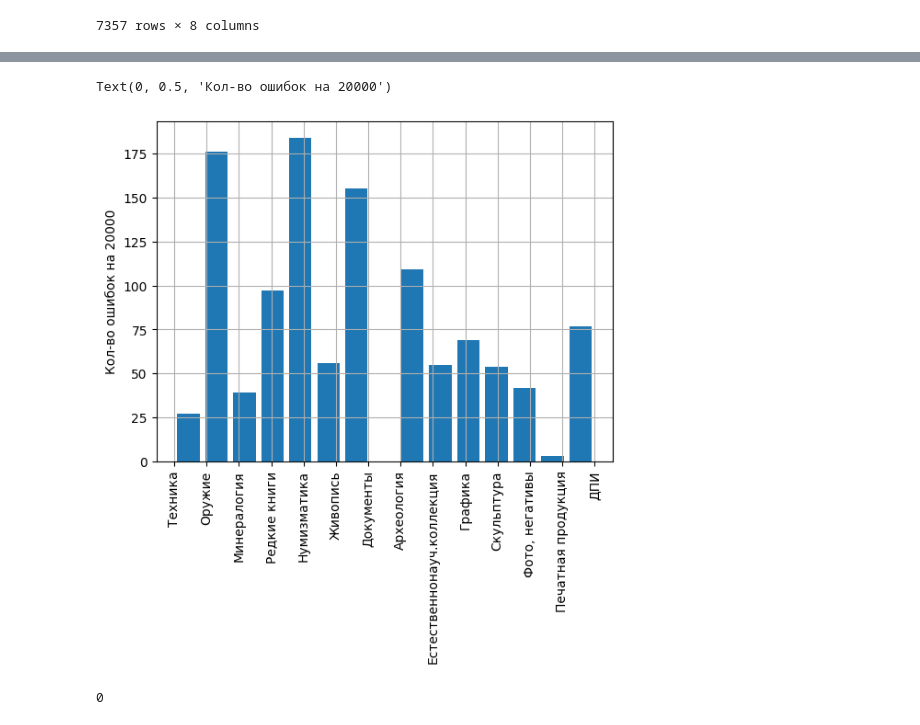
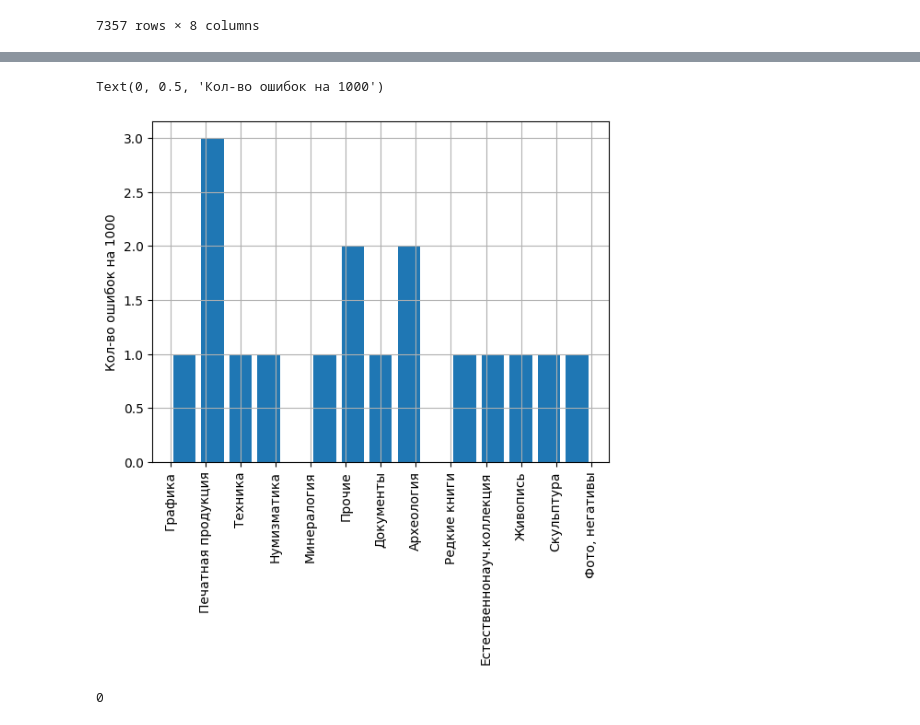
Before and after one commit to DigitalBreakthroughRusskayKrasavica3-0/image-search, a Jupyter notebook: solution/search_new.ipynb, the cells around one changed output, grey strips where cells are left out. Cells and saved outputs as stored; diff of their text form; code cells hidden in the pictures.

```diff
--- a/solution/search_new.ipynb
+++ b/solution/search_new.ipynb
@@ -377,9 +377,9 @@ Text(0, 0.5, 'Кол-во ошибок на 20000')
 # %%
-plt = mistakes[mistakes['group'] == 'Прочие'].group_pred.hist(xrot=90, bins=15, rwidth=0.8)
-plt.set_ylabel(f'Кол-во ошибок на {TEST_N}')
+plt = mistakes.group_pred.hist(xrot=90, bins=15, rwidth=0.8)
+plt.set_ylabel(f'Кол-во ошибок на {1000}')
 # %% [output]
-Text(0, 0.5, 'Кол-во ошибок на 20000')
+Text(0, 0.5, 'Кол-во ошибок на 1000')
-[figure, old version]
+[figure, new version]
 # %%
 import json
 from tqdm import tqdm
```
Also changed, not shown: parts of 8 cells of this notebook, 2 other files.
